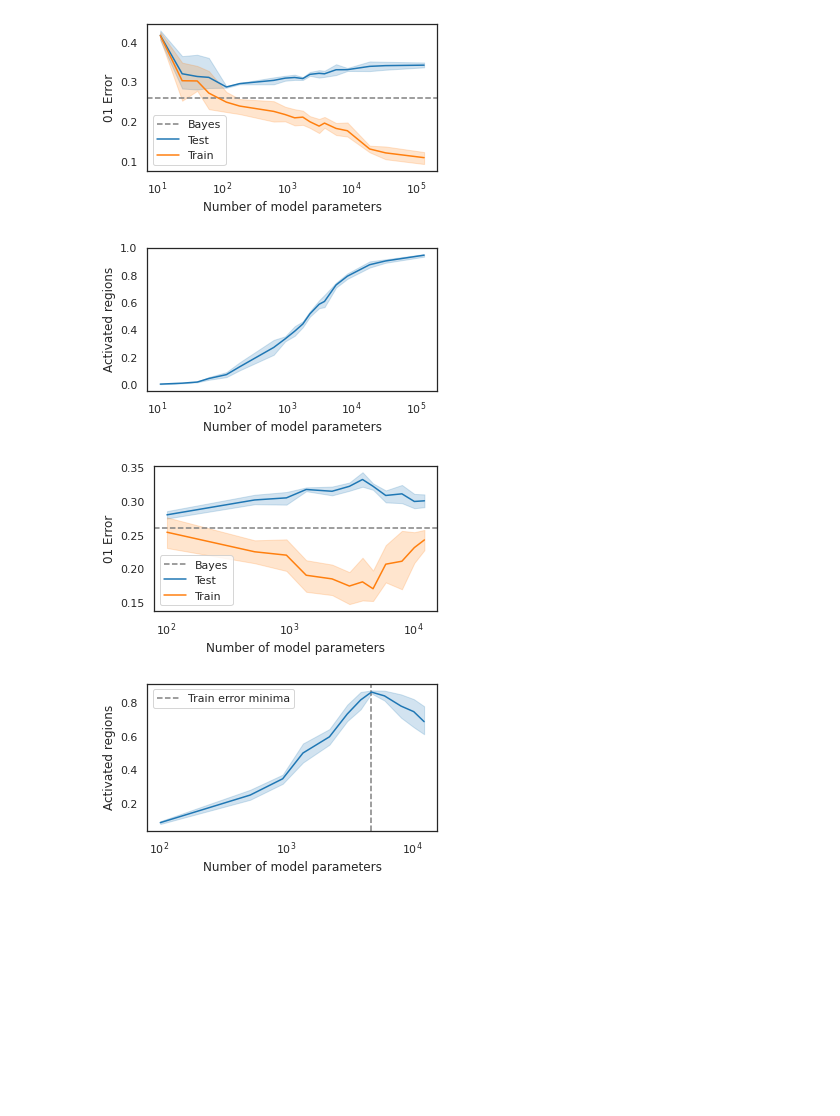
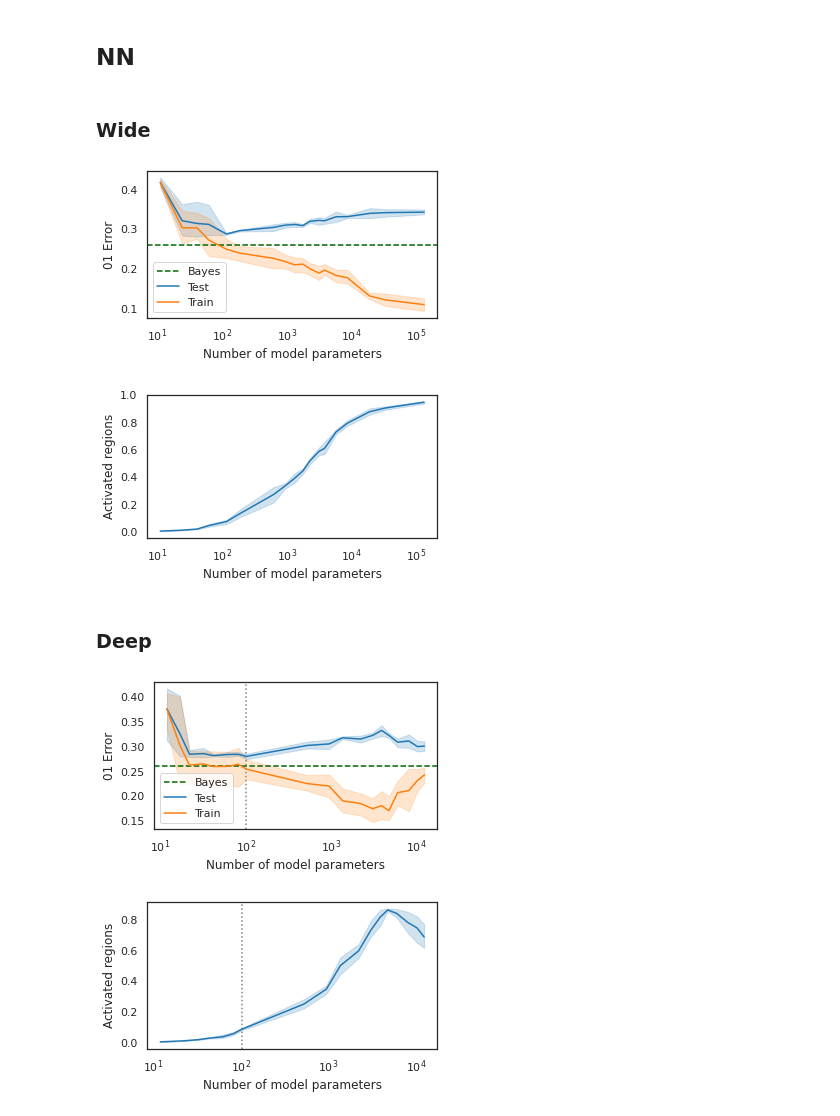
Before and after one commit to rflperry/double_descent, a Jupyter notebook: experiments/kaleab_xor_dd/plot_results.ipynb, the cells around one changed output. Drawn from its saved outputs; the diff is of its cells as text; code cells hidden in the pictures; blank space fills up the shorter version.

```diff
--- a/experiments/kaleab_xor_dd/plot_results.ipynb
+++ b/experiments/kaleab_xor_dd/plot_results.ipynb
@@ -11,6 +11,10 @@ sns.set_style('white')
 # %%
 SAVE_FIGURES=True
 DROP_UNCONVERGED=True
+# %% [markdown]
+## NN
+# %% [markdown]
+### Wide
 # %%
 algo = "wide_relu"
 dataset = "xor"
@@ -45,7 +49,7 @@ for metric, ylab in [('01_error', '01 Error')]:
     train_error = f'train_{metric}'
     test_error = f'test_{metric}'
     # ax.axvline(2*df['n_train_samples'].iloc[0], ls='--', c='grey')
-    ax.axhline(0.26, ls='--', label='Bayes', c='grey')
+    ax.axhline(0.26, ls='--', label='Bayes', c='darkgreen')
 
     sns.lineplot(
         data=df, x=x_var, y=test_error,
@@ -79,8 +83,10 @@ for metric, ylab in [('n_regions', 'Activated regions')]:
         plt.savefig(f'./figures/{algo}_{dataset}_{metric}_vs_param.pdf')
     plt.show()
 # %% [output]
-[figure, old version]
+[figure, new version]
 [figure]
+# %% [markdown]
+### Deep
 # %%
 algo = "deep_relu"
 dataset = "xor"
@@ -89,6 +95,12 @@ df = pd.read_csv(f'./varying_model_results/{dataset}/{dataset}_{algo}_results_pa
 
 if DROP_UNCONVERGED:
     df.drop(df[df['train_01_error'] == 0.5].index, inplace=True)
+
+df2 = pd.read_csv(f'./varying_model_results/{dataset}/{dataset}_relu_results.csv')
+if DROP_UNCONVERGED:
+    df2.drop(df2[df2['train_01_error'] == 0.5].index, inplace=True)
+df2 = df2[(df2['width'] < df['width'].max()) & (df2['depth'] == 1)]
+df = pd.concat((df, df2))
 
 # Define headers
 metric = "01_error"
@@ -117,45 +129,48 @@ for metric, ylab in [('01_error', '01 Error')]:
     df_groups = df.groupby(['n_parameters']).mean().reset_index()
     reg_point = df_groups.iloc[df_groups[train_error].argmin()]['n_parameters']
     # ax.axvline(2*df['n_train_samples'].iloc[0], ls='--', c='grey')
-    ax.axhline(0.26, ls='--', label='Bayes', c='grey')
-    # ax.axvline(reg_point, ls='--', c='grey')
+    ax.axhline(0.26, ls='--', label='Bayes', c='darkgreen')
+
+    depth_point = df.iloc[df[df['depth'] == 1]['width'].argmax()]['n_parameters']
+    ax.axvline(depth_point, ls=':', c='grey')
 
     sns.lineplot(
         data=df, x=x_var, y=test_error,
         ax=ax, label='Test')
     sns.lineplot(
         data=df, x=x_var, y=train_error,
         ax=ax, label='Train')
 
     plt.xscale('log')
     plt.ylabel(ylab)
     plt.xlabel('Number of model parameters')
     plt.legend()
     plt.tight_layout()
     if SAVE_FIGURES:
         plt.savefig(f'./figures/{algo}_{dataset}_{metric}_vs_param.pdf')
     plt.show()
 
 
 for metric, ylab in [('n_regions', 'Activated regions')]:
     fig, ax = plt.subplots(1, 1, figsize=(5, 3), sharex=True)
-    ax.axvline(reg_point, ls='--', c='grey', label='Train error minima')
+    # ax.axvline(reg_point, ls='--', c='grey', label='Train error minima')
+    ax.axvline(depth_point, ls=':', c='grey')
 
     sns.lineplot(
         data=df, x=x_var, y=metric,
         ax=ax)
 
     plt.xscale('log')
     plt.ylabel(ylab)
     plt.xlabel('Number of model parameters')
-    plt.legend()
+    # plt.legend()
     plt.tight_layout()
     if SAVE_FIGURES:
         plt.savefig(f'./figures/{algo}_{dataset}_{metric}_vs_param.pdf')
     plt.show()
 # %% [output]
-[figure, old version]
+[figure, new version]
-[figure, old version]
+[figure, new version]
 # %%
 metric = "01_error"
 train_error = f'train_{metric}'
```
Also changed, not shown: parts of 8 cells of this notebook, 13 other files.
